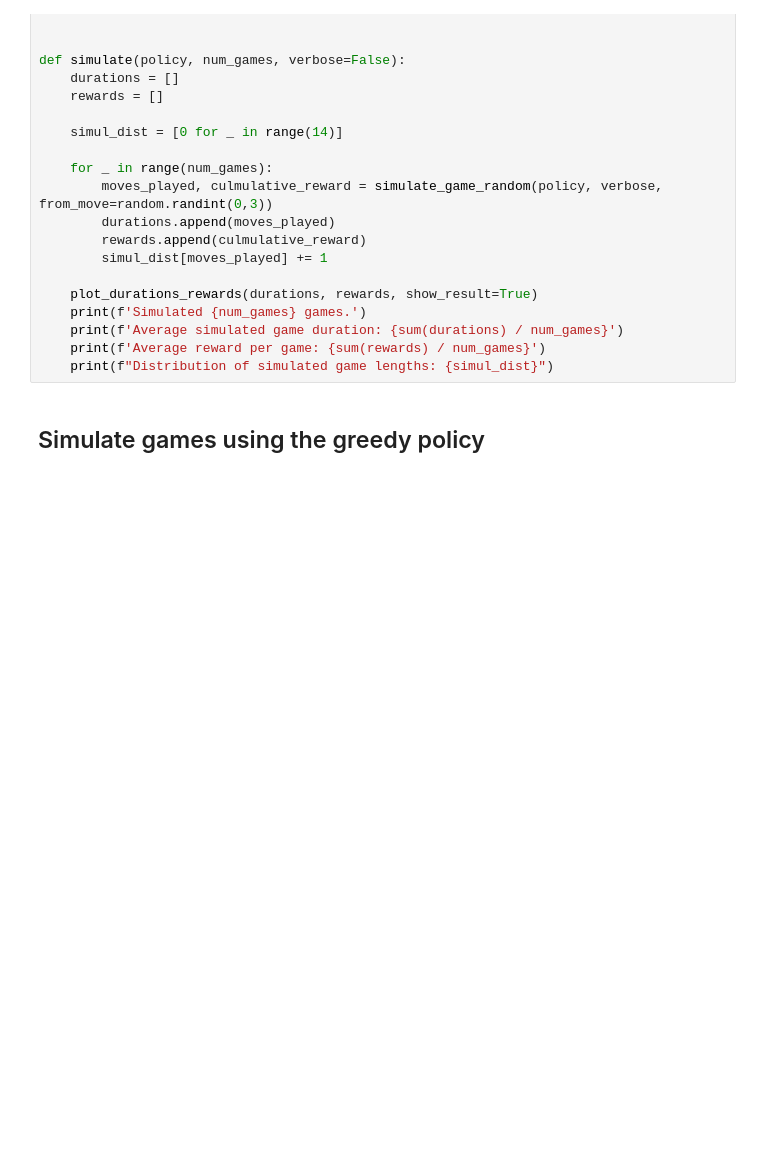
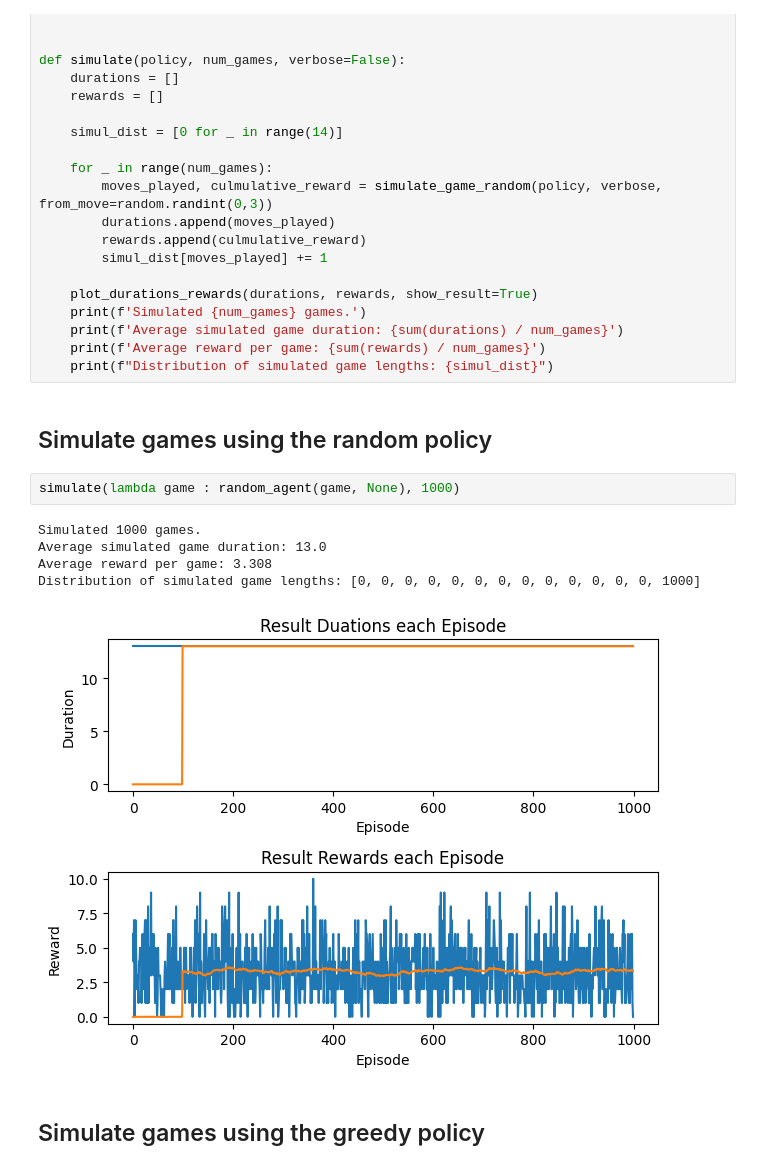
Before and after one commit to TxmszLou/dqn-trick-game, a Jupyter notebook: experiments.ipynb, the cells around one changed output. Drawn from its saved outputs; the diff is of its cells as text; blank space fills up the shorter version.

Commit message:
Simulation results for random agents: average reward is ~3.3 as expected

```diff
--- a/experiments.ipynb
+++ b/experiments.ipynb
@@ -115,6 +115,16 @@ def simulate(policy, num_games, verbose=False):
     print(f'Average simulated game duration: {sum(durations) / num_games}')
     print(f'Average reward per game: {sum(rewards) / num_games}')
     print(f"Distribution of simulated game lengths: {simul_dist}")
+# %% [markdown]
+## Simulate games using the random policy
+# %%
+simulate(lambda game : random_agent(game, None), 1000)
+# %% [output]
+Simulated 1000 games.
+Average simulated game duration: 13.0
+Average reward per game: 3.308
+Distribution of simulated game lengths: [0, 0, 0, 0, 0, 0, 0, 0, 0, 0, 0, 0, 0, 1000]
+[figure, added]
 # %% [markdown]
 ## Simulate games using the greedy policy
 # %%
```
Also changed, not shown: parts of 1 cell of this notebook.
